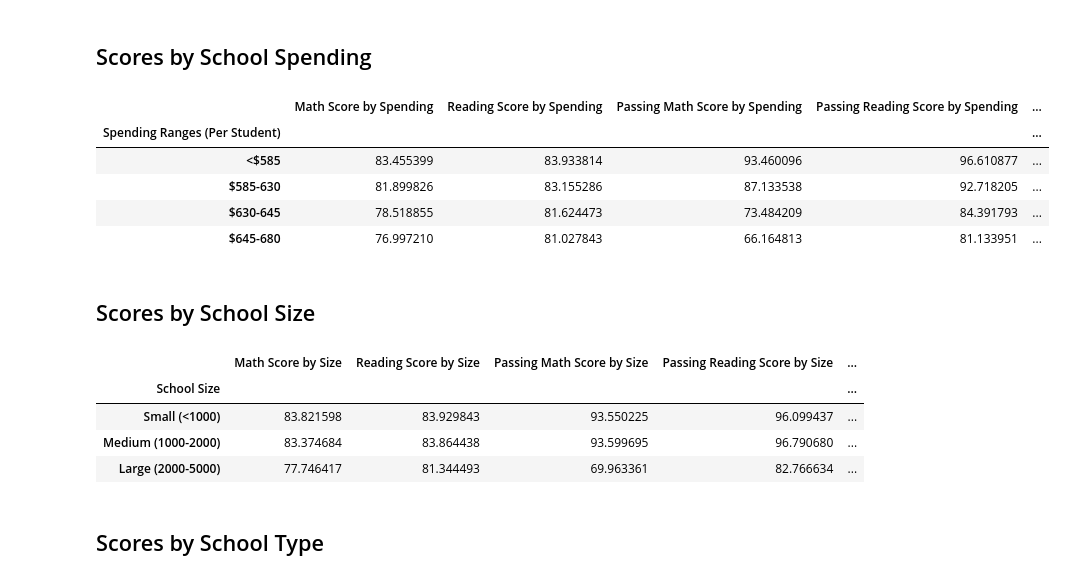
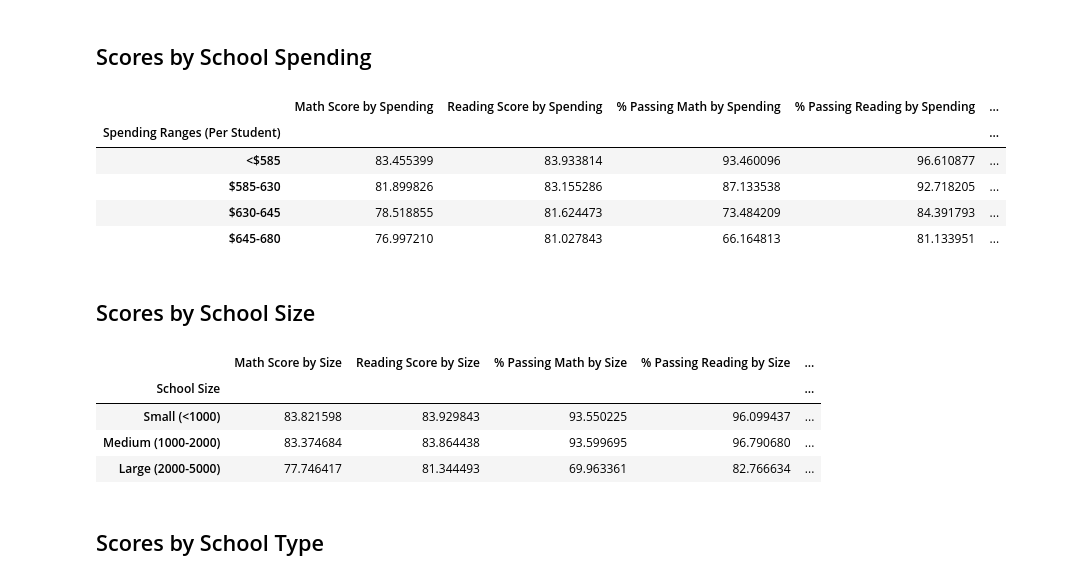
Before and after one commit to acosta109/pandas-challenge, a Jupyter notebook: PyCitySchools/PyCitySchools_starter.ipynb, the cells around one changed output. Saved outputs shown, nothing was run; the diff lists cells and outputs as text; code cells hidden in the pictures.

Commit message:
Re-ran code to make sure it all works. I fixed column headers in two dataframes as my understanding on the material was off. I wrote and added my analysis of the data to the repository.

```diff
--- a/PyCitySchools/PyCitySchools_starter.ipynb
+++ b/PyCitySchools/PyCitySchools_starter.ipynb
@@ -358,14 +358,14 @@ overall_passing_spending = school_spending_df.groupby(["Spending Ranges (Per Stu
 # %%
 # Assemble into DataFrame
 spending_summary = {"Math Score by Spending": spending_math_scores, "Reading Score by Spending": spending_reading_scores,
-                   "Passing Math Score by Spending": spending_passing_math, "Passing Reading Score by Spending": spending_passing_reading,
-                   "Overall Passing by Spending": overall_passing_spending}
+                   "% Passing Math by Spending": spending_passing_math, "% Passing Reading by Spending": spending_passing_reading,
+                   "% Overall Passing by Spending": overall_passing_spending}
 spending_summary = pd.DataFrame(spending_summary)
 
 # Display results
 spending_summary
 # %% [output]
-|  | Math Score by Spending | Reading Score by Spending | Passing Math Score by Spending | Passing Reading Score by Spending | ... |
+|  | Math Score by Spending | Reading Score by Spending | % Passing Math by Spending | % Passing Reading by Spending | ... |
 | Spending Ranges (Per Student) |  |  |  |  | ... |
 | <$585 | 83.455399 | 83.933814 | 93.460096 | 96.610877 | ... |
 | $585-630 | 81.899826 | 83.155286 | 87.133538 | 92.718205 | ... |
@@ -393,13 +393,13 @@ size_overall_passing = per_school_summary.groupby(["School Size"]).mean()["% Ove
 # Create a DataFrame called `size_summary` that breaks down school performance based on school size (small, medium, or large).
 # Use the scores above to create a new DataFrame called `size_summary`
 size_summary = {"Math Score by Size": size_math_scores, "Reading Score by Size": size_reading_scores,
-                "Passing Math Score by Size": size_passing_math, "Passing Reading Score by Size": size_passing_reading,
-                "Overall Passing Score by Size": size_overall_passing}
+                "% Passing Math by Size": size_passing_math, "% Passing Reading by Size": size_passing_reading,
+                "% Overall Passing by Size": size_overall_passing}
 size_summary = pd.DataFrame(size_summary)
 # Display results
 size_summary
 # %% [output]
-|  | Math Score by Size | Reading Score by Size | Passing Math Score by Size | Passing Reading Score by Size | ... |
+|  | Math Score by Size | Reading Score by Size | % Passing Math by Size | % Passing Reading by Size | ... |
 | School Size |  |  |  |  | ... |
 | Small (<1000) | 83.821598 | 83.929843 | 93.550225 | 96.099437 | ... |
 | Medium (1000-2000) | 83.374684 | 83.864438 | 93.599695 | 96.790680 | ... |
```
Also changed, not shown: parts of 1 cell of this notebook, 1 other file.
